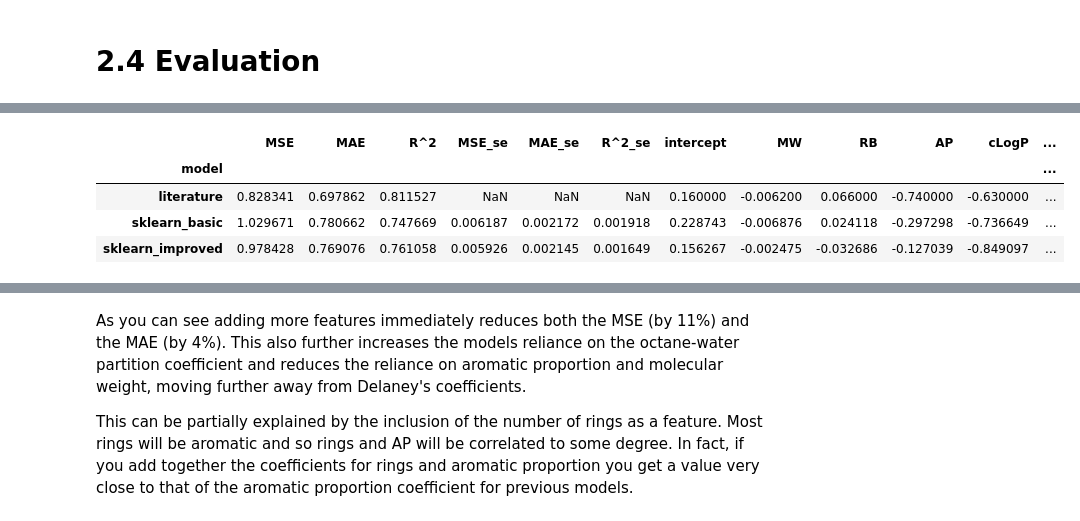
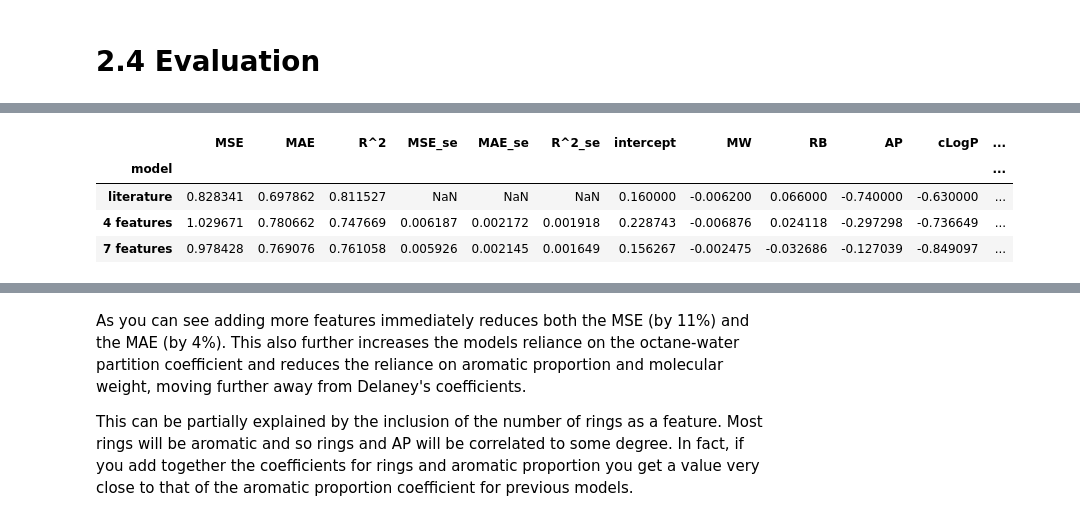
Before and after one commit to erwallace/Predicting-Aqueous-Solubilities, a Jupyter notebook: esol_linear_regression.ipynb, the cells around one changed output, grey strips where cells are left out. Cells and saved outputs as stored; diff of their text form; code cells hidden in the pictures.

```diff
--- a/esol_linear_regression.ipynb
+++ b/esol_linear_regression.ipynb
@@ -254,7 +254,7 @@ Mean squared error (MSE): 1.030 ± 0.007
 Mean absolute error (MAE): 0.781 ± 0.003
 Coefficient of determination (R^2): 0.748 ± 0.002
 # %%
-Delaney_sklearn = { 'model':'sklearn_basic',
+features_4 = { 'model':'4 features',
                     'MSE':mse,
                     'MAE':mae,
                     'R^2':r2,
@@ -470,7 +471,7 @@ Mean squared error (MSE): 0.978 ± 0.006
 Mean absolute error (MAE): 0.769 ± 0.003
 Coefficient of determination (R^2): 0.761 ± 0.002
 # %%
-improved_sklearn = {'model': 'sklearn_improved',
+features_7 = {'model': '7 features',
                     'MSE': mse,
                     'MAE': mae,
                     'R^2': r2,
@@ -615,9 +648,9 @@ From this we see that regularising the linear regression weights has no effect o
 # %%
-results = pd.DataFrame([Delaney_literature, Delaney_sklearn, improved_sklearn]).set_index('model')
+results = pd.DataFrame([Delaney_literature, features_4, features_7]).set_index('model')
 results
 # %% [output]
 |  | MSE | MAE | R^2 | MSE_se | MAE_se | R^2_se | intercept | MW | RB | AP | cLogP | ... |
 | model |  |  |  |  |  |  |  |  |  |  |  | ... |
 | literature | 0.828341 | 0.697862 | 0.811527 | NaN | NaN | NaN | 0.160000 | -0.006200 | 0.066000 | -0.740000 | -0.630000 | ... |
-| sklearn_basic | 1.029671 | 0.780662 | 0.747669 | 0.006187 | 0.002172 | 0.001918 | 0.228743 | -0.006876 | 0.024118 | -0.297298 | -0.736649 | ... |
-| sklearn_improved | 0.978428 | 0.769076 | 0.761058 | 0.005926 | 0.002145 | 0.001649 | 0.156267 | -0.002475 | -0.032686 | -0.127039 | -0.849097 | ... |
+| 4 features | 1.029671 | 0.780662 | 0.747669 | 0.006187 | 0.002172 | 0.001918 | 0.228743 | -0.006876 | 0.024118 | -0.297298 | -0.736649 | ... |
+| 7 features | 0.978428 | 0.769076 | 0.761058 | 0.005926 | 0.002145 | 0.001649 | 0.156267 | -0.002475 | -0.032686 | -0.127039 | -0.849097 | ... |
```
Also changed, not shown: parts of 19 cells of this notebook.
